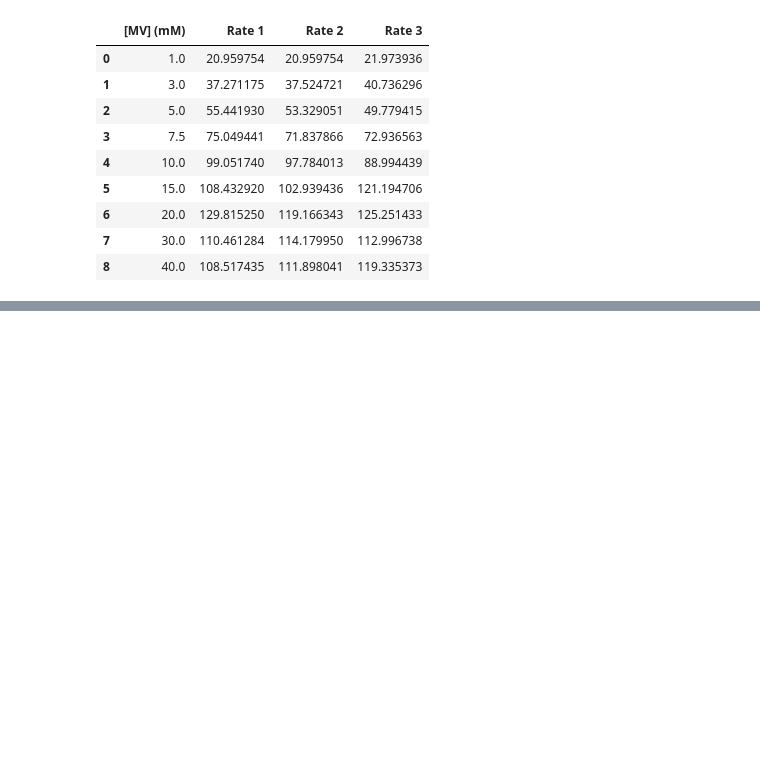
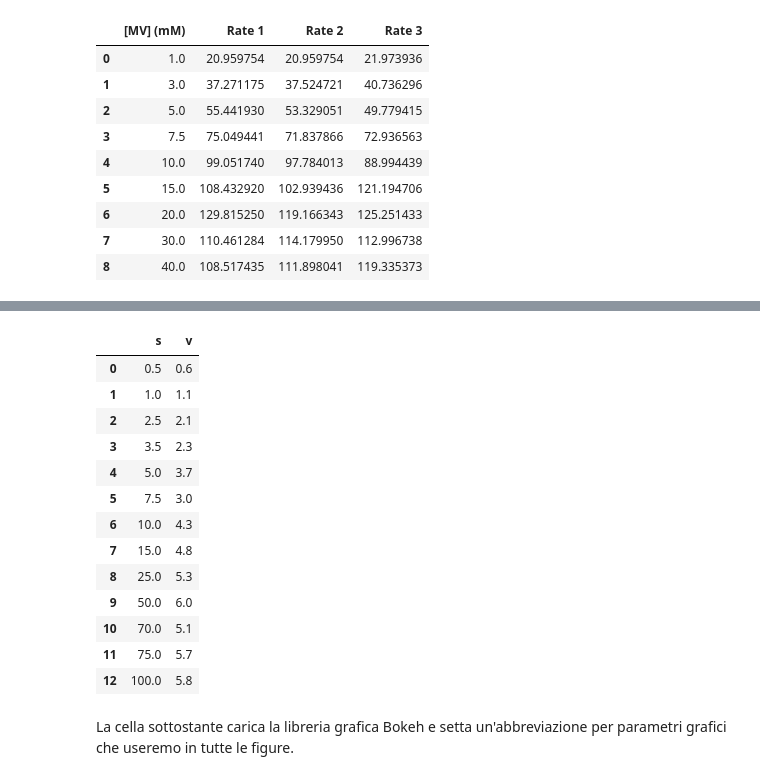
Before and after one commit to domenicozambella/BioTeIndu19, a Jupyter notebook: bozze/Michaelis-Menten.ipynb, the cells around one changed output, grey strips where cells are left out. Saved outputs shown, nothing was run; the diff lists cells and outputs as text; code cells hidden in the pictures; blank space fills up the shorter version.

```diff
--- a/bozze/Michaelis-Menten.ipynb
+++ b/bozze/Michaelis-Menten.ipynb
@@ -205,0 +232,24 @@ show( p5 )
+# %%
+data = {'s':[0.5,1,2.5,3.5,5,7.5,10,15,25,50,70,75,100],
+        'v':[0.6,1.1,2.1,2.3,3.7,3.,4.3,4.8,5.3,6.0,5.1,5.7,5.8]
+       }
+df3 = pd.DataFrame(data)
+df3.to_csv('../dati/mm1.csv')
+df3
+# %% [output]
+|  | s | v |
+| 0 | 0.5 | 0.6 |
+| 1 | 1.0 | 1.1 |
+| 2 | 2.5 | 2.1 |
+| 3 | 3.5 | 2.3 |
+| 4 | 5.0 | 3.7 |
+| 5 | 7.5 | 3.0 |
+| 6 | 10.0 | 4.3 |
+| 7 | 15.0 | 4.8 |
+| 8 | 25.0 | 5.3 |
+| 9 | 50.0 | 6.0 |
+| 10 | 70.0 | 5.1 |
+| 11 | 75.0 | 5.7 |
+| 12 | 100.0 | 5.8 |
+# %% [markdown]
+La cella sottostante carica la libreria grafica Bokeh e setta un'abbreviazione per parametri grafici che useremo in tutte le figure.
```
Also changed, not shown: parts of 3 cells of this notebook, 2 other files.
